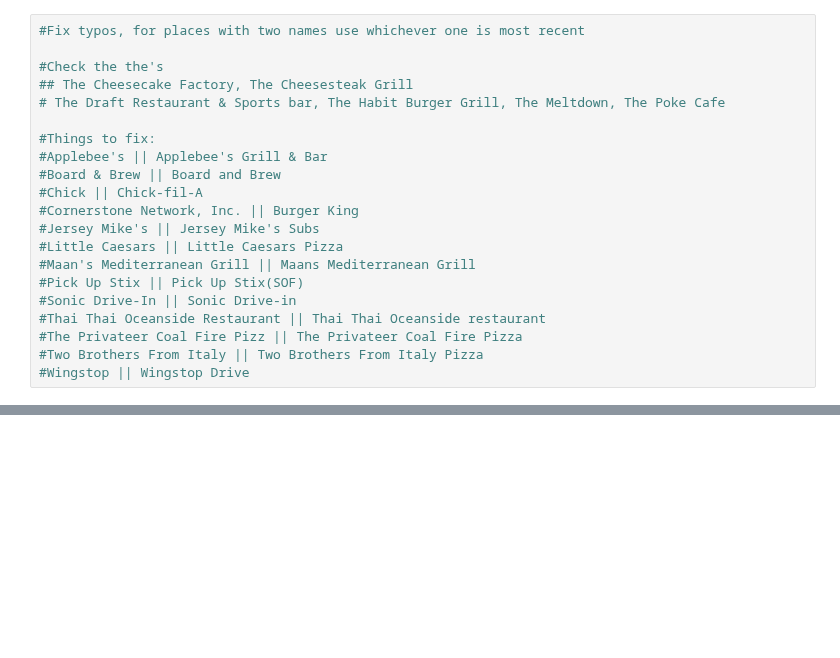
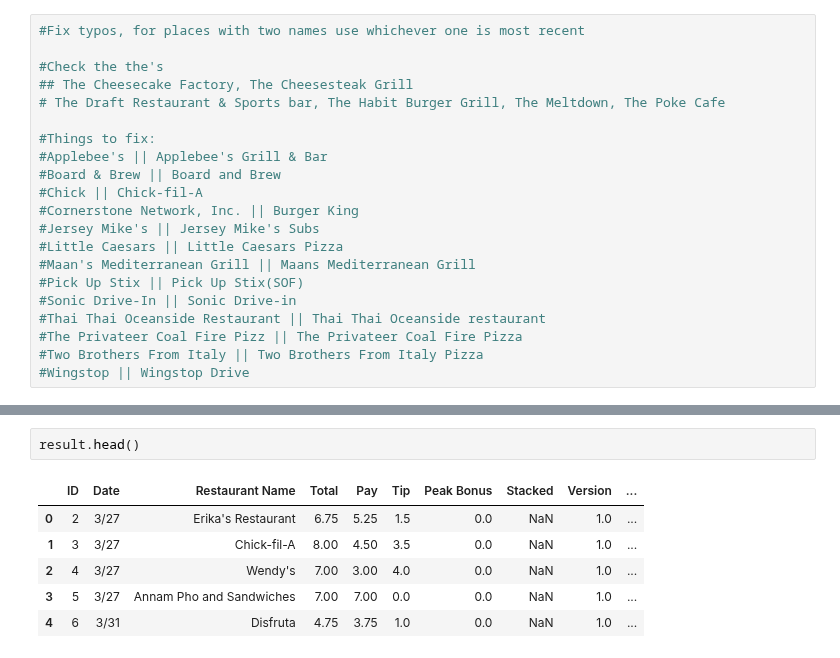
Before and after one commit to Crawford92/DeliveryData, a Jupyter notebook: stats.ipynb, the cells around one changed output, grey strips where cells are left out. Drawn from its saved outputs; the diff is of its cells as text; blank space fills up the shorter version.

```diff
--- a/stats.ipynb
+++ b/stats.ipynb
@@ -215,0 +217,9 @@ Saturday
+# %%
+result.head()
+# %% [output]
+|  | ID | Date | Restaurant Name | Total | Pay | Tip | Peak Bonus | Stacked | Version | ... |
+| 0 | 2 | 3/27 | Erika's Restaurant | 6.75 | 5.25 | 1.5 | 0.0 | NaN | 1.0 | ... |
+| 1 | 3 | 3/27 | Chick-fil-A | 8.00 | 4.50 | 3.5 | 0.0 | NaN | 1.0 | ... |
+| 2 | 4 | 3/27 | Wendy's | 7.00 | 3.00 | 4.0 | 0.0 | NaN | 1.0 | ... |
+| 3 | 5 | 3/27 | Annam Pho and Sandwiches | 7.00 | 7.00 | 0.0 | 0.0 | NaN | 1.0 | ... |
+| 4 | 6 | 3/31 | Disfruta | 4.75 | 3.75 | 1.0 | 0.0 | NaN | 1.0 | ... |
```
Also changed, not shown: parts of 16 cells of this notebook, 1 other file.
